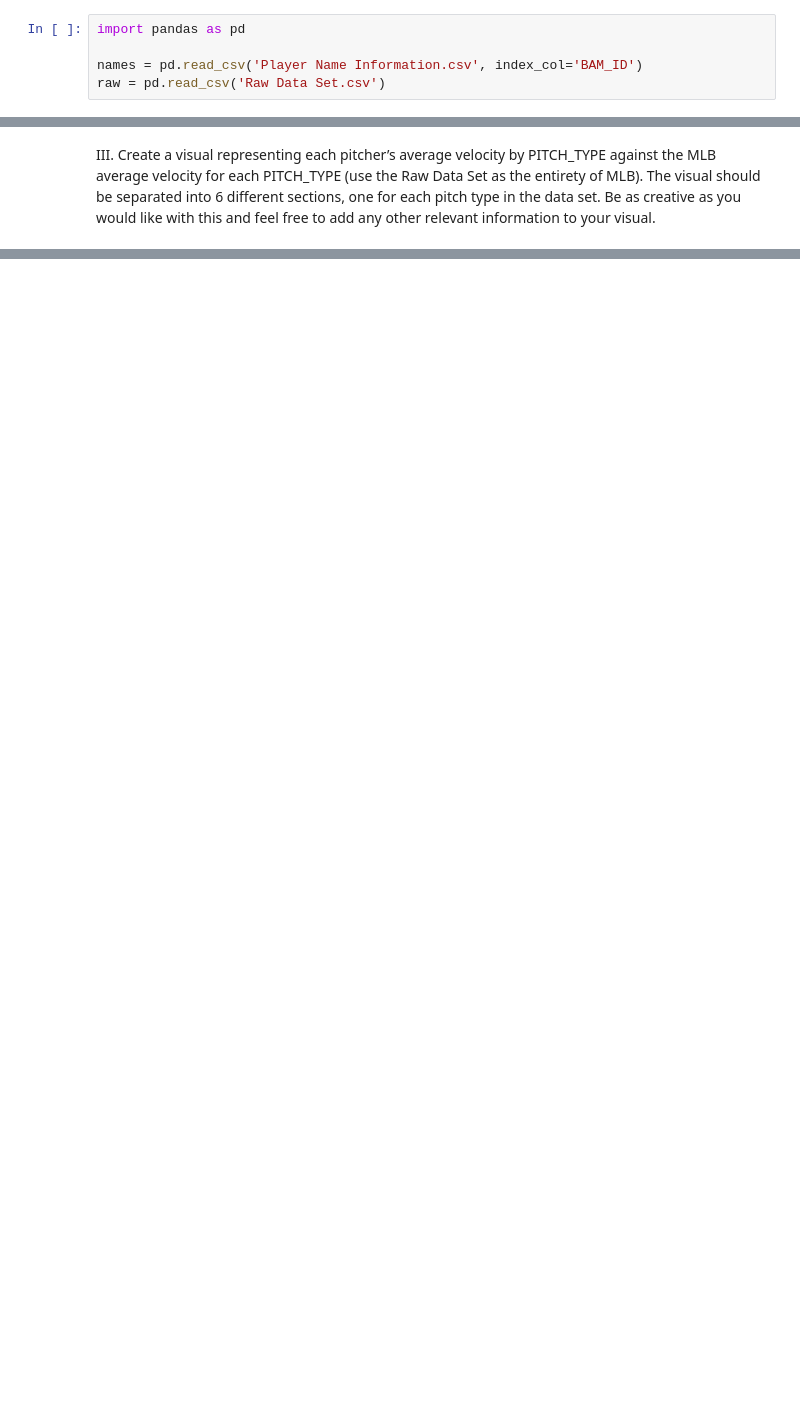
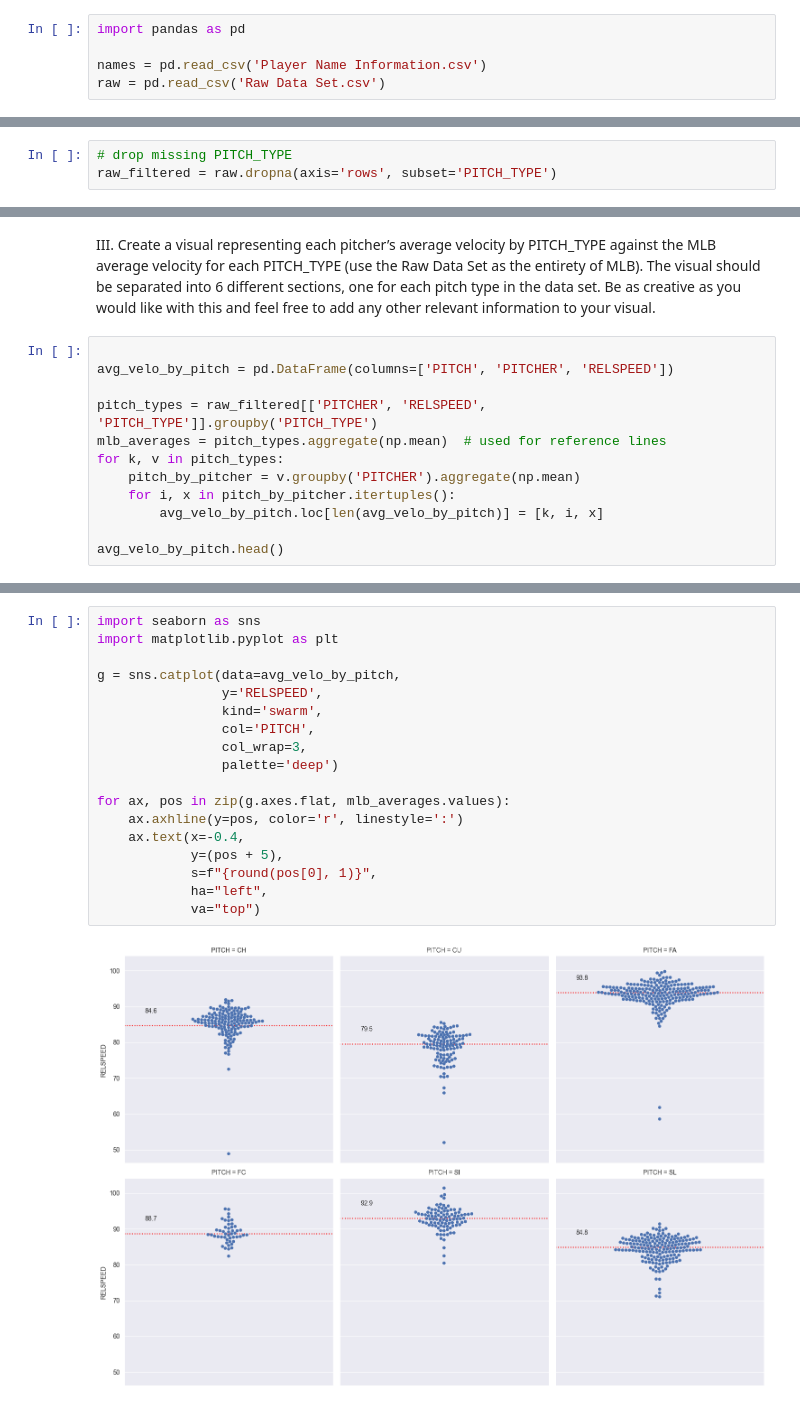
Before and after one commit to trpubz/DBacksAnalysis, a Jupyter notebook: Side Analysis/q7.ipynb, the cells around one changed output, grey strips where cells are left out. Saved outputs shown, nothing was run; the diff lists cells and outputs as text; blank space fills up the shorter version.

```diff
--- a/Side Analysis/q7.ipynb
+++ b/Side Analysis/q7.ipynb
@@ -1,5 +1,5 @@
 # %%
 import pandas as pd
 
-names = pd.read_csv('Player Name Information.csv', index_col='BAM_ID')
+names = pd.read_csv('Player Name Information.csv')
 raw = pd.read_csv('Raw Data Set.csv')
@@ -18,2 +30,5 @@ I.  Merge the ‘Player Name Information’ to the ‘Raw Data Set’:
 # %% [markdown]
 II. Filter any records that are missing a PITCH_TYPE and summarize the average and 90th percentile of RELSPEED, HORZBREAK, INDUCEDVERTBREAK, SPINRATE, RELHEIGHT, and RELSIDE for each PITCHER -> PITCH_TYPE in the data set.
+# %%
+# drop missing PITCH_TYPE
+raw_filtered = raw.dropna(axis='rows', subset='PITCH_TYPE')
@@ -20,2 +73,14 @@ II. Filter any records that are missing a PITCH_TYPE and summarize the average a
 # %% [markdown]
 III.    Create a visual representing each pitcher’s average velocity by PITCH_TYPE against the MLB average velocity for each PITCH_TYPE (use the Raw Data Set as the entirety of MLB). The visual should be separated into 6 different sections, one for each pitch type in the data set. Be as creative as you would like with this and feel free to add any other relevant information to your visual.
+# %%
+
+avg_velo_by_pitch = pd.DataFrame(columns=['PITCH', 'PITCHER', 'RELSPEED'])
+
+pitch_types = raw_filtered[['PITCHER', 'RELSPEED', 'PITCH_TYPE']].groupby('PITCH_TYPE')
+mlb_averages = pitch_types.aggregate(np.mean)  # used for reference lines
+for k, v in pitch_types:
+    pitch_by_pitcher = v.groupby('PITCHER').aggregate(np.mean)
+    for i, x in pitch_by_pitcher.itertuples():
+        avg_velo_by_pitch.loc[len(avg_velo_by_pitch)] = [k, i, x]
+
+avg_velo_by_pitch.head()
@@ -21,0 +94,20 @@ III.    Create a visual representing each pitcher’s average velocity by PITCH_
+# %%
+import seaborn as sns
+import matplotlib.pyplot as plt
+
+g = sns.catplot(data=avg_velo_by_pitch,
+                y='RELSPEED',
+                kind='swarm',
+                col='PITCH',
+                col_wrap=3,
+                palette='deep')
+
+for ax, pos in zip(g.axes.flat, mlb_averages.values):
+    ax.axhline(y=pos, color='r', linestyle=':')
+    ax.text(x=-0.4,
+            y=(pos + 5),
+            s=f"{round(pos[0], 1)}",
+            ha="left",
+            va="top")
+# %% [output]
+[figure, added]
```
Also changed, not shown: parts of 5 cells of this notebook.
